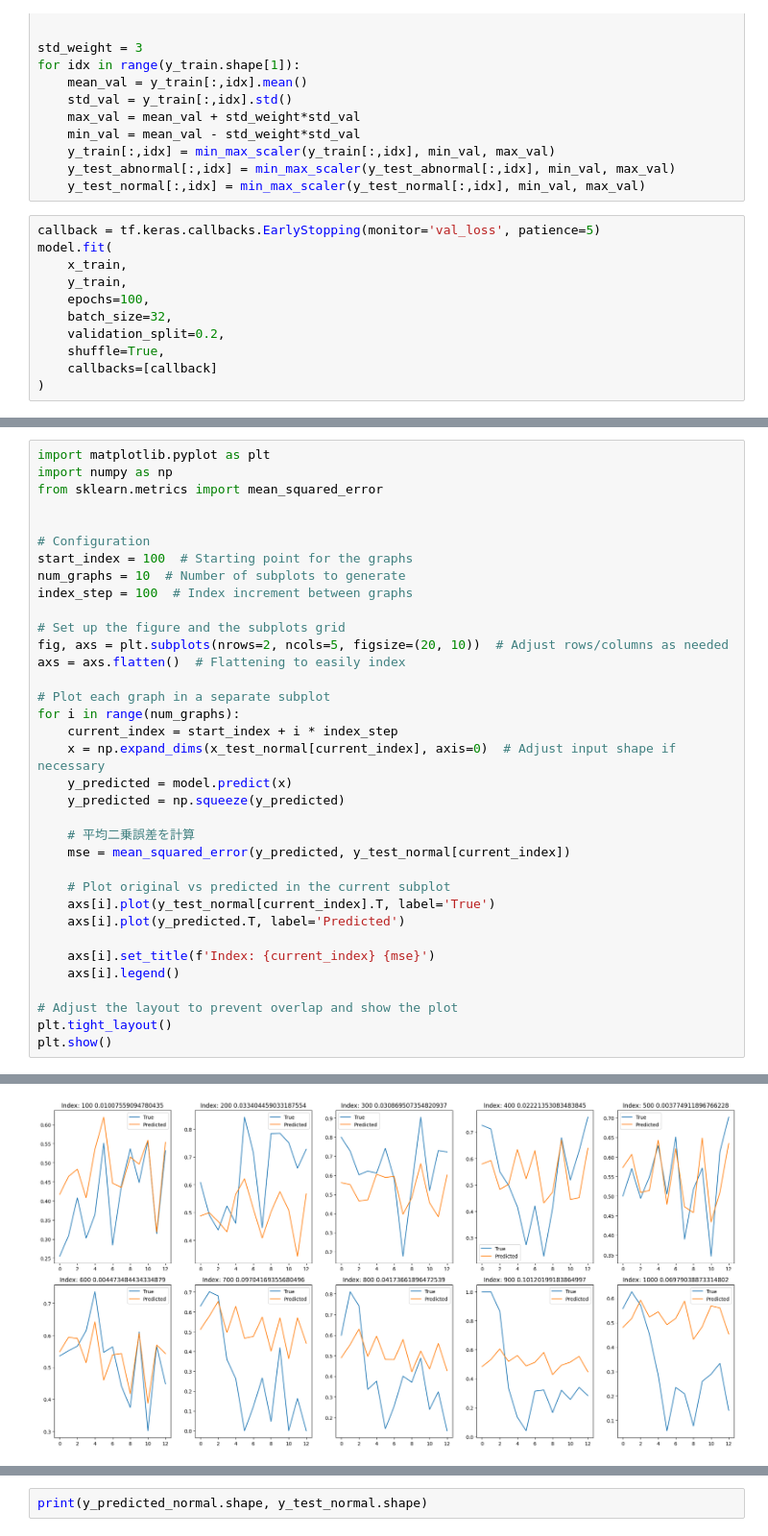
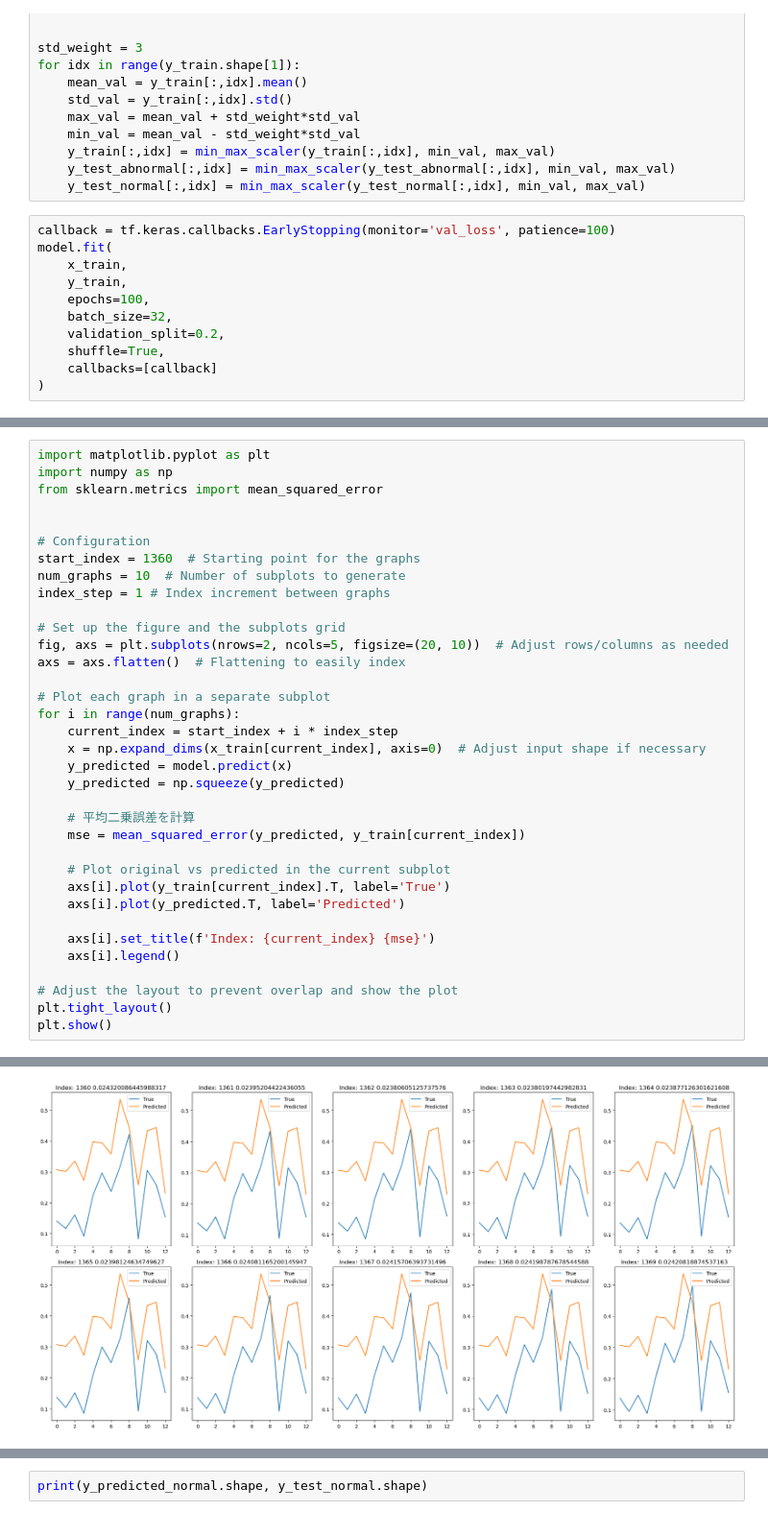
Before and after one commit to kentarooow/coordinate_sound, a Jupyter notebook: code/coordinate_to_sound.ipynb, the cells around one changed output, grey strips where cells are left out. Shown: that part at 96% size. Cells and saved outputs as stored; diff of their text form.

```diff
--- a/code/coordinate_to_sound.ipynb
+++ b/code/coordinate_to_sound.ipynb
@@ -242,7 +246,7 @@ for idx in range(y_train.shape[1]):
     y_test_abnormal[:,idx] = min_max_scaler(y_test_abnormal[:,idx], min_val, max_val)
     y_test_normal[:,idx] = min_max_scaler(y_test_normal[:,idx], min_val, max_val)
 # %%
-callback = tf.keras.callbacks.EarlyStopping(monitor='val_loss', patience=5)
+callback = tf.keras.callbacks.EarlyStopping(monitor='val_loss', patience=100)
 model.fit(
     x_train,
     y_train,
@@ -285,9 +282,9 @@ from sklearn.metrics import mean_squared_error
 
 
 # Configuration
-start_index = 100  # Starting point for the graphs
+start_index = 1360  # Starting point for the graphs
 num_graphs = 10  # Number of subplots to generate
-index_step = 100  # Index increment between graphs
+index_step = 1 # Index increment between graphs
 
 # Set up the figure and the subplots grid
 fig, axs = plt.subplots(nrows=2, ncols=5, figsize=(20, 10))  # Adjust rows/columns as needed
@@ -296,15 +293,15 @@ axs = axs.flatten()  # Flattening to easily index
 # Plot each graph in a separate subplot
 for i in range(num_graphs):
     current_index = start_index + i * index_step
-    x = np.expand_dims(x_test_normal[current_index], axis=0)  # Adjust input shape if necessary
+    x = np.expand_dims(x_train[current_index], axis=0)  # Adjust input shape if necessary
     y_predicted = model.predict(x)
     y_predicted = np.squeeze(y_predicted)
 
     # 平均二乗誤差を計算
-    mse = mean_squared_error(y_predicted, y_test_normal[current_index])
+    mse = mean_squared_error(y_predicted, y_train[current_index])
 
     # Plot original vs predicted in the current subplot
-    axs[i].plot(y_test_normal[current_index].T, label='True')
+    axs[i].plot(y_train[current_index].T, label='True')
     axs[i].plot(y_predicted.T, label='Predicted')
 
     axs[i].set_title(f'Index: {current_index} {mse}')
@@ -327,2 +324,2 @@ plt.show()
-[figure, old version]
+[figure, new version]
 # %%
```
Also changed, not shown: parts of 19 cells of this notebook.
